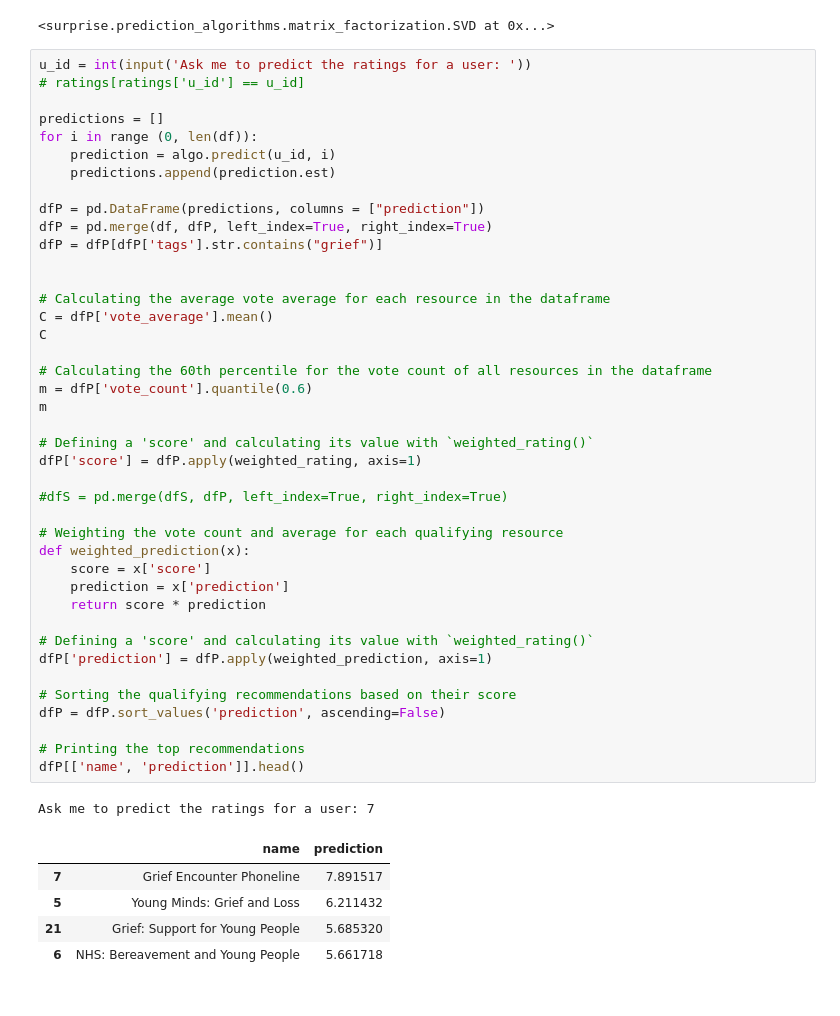
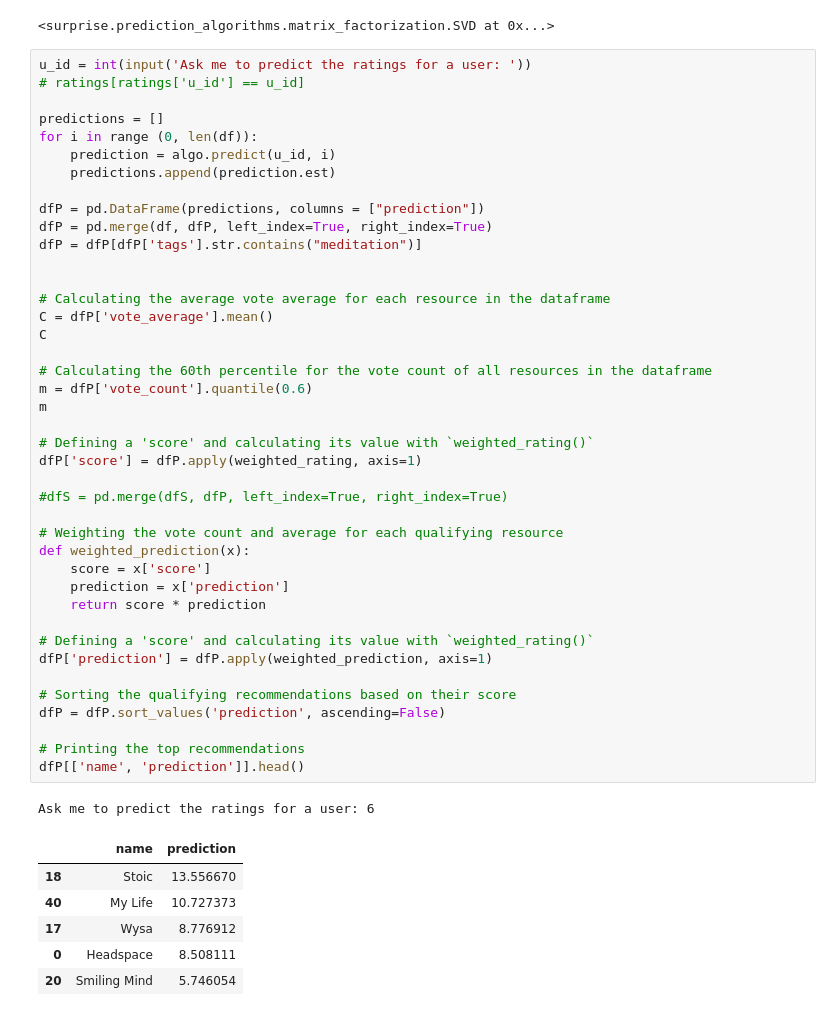
Before and after one commit to mahmedkhan/eleos, a Jupyter notebook: ResourceRecommendationEngine.ipynb, the cells around one changed output. Saved outputs shown, nothing was run; the diff lists cells and outputs as text.

```diff
--- a/ResourceRecommendationEngine.ipynb
+++ b/ResourceRecommendationEngine.ipynb
@@ -233,40 +233,41 @@ for i in range (0, len(df)):
 
 dfP = pd.DataFrame(predictions, columns = ["prediction"])
 dfP = pd.merge(df, dfP, left_index=True, right_index=True)
-dfP = dfP[dfP['tags'].str.contains("grief")]
+dfP = dfP[dfP['tags'].str.contains("meditation")]
 
 
 # Calculating the average vote average for each resource in the dataframe
 C = dfP['vote_average'].mean()
 C
 
 # Calculating the 60th percentile for the vote count of all resources in the dataframe
 m = dfP['vote_count'].quantile(0.6)
 m
 
 # Defining a 'score' and calculating its value with `weighted_rating()`
 dfP['score'] = dfP.apply(weighted_rating, axis=1)
 
 #dfS = pd.merge(dfS, dfP, left_index=True, right_index=True)
 
 # Weighting the vote count and average for each qualifying resource
 def weighted_prediction(x):
     score = x['score']
     prediction = x['prediction']
     return score * prediction
 
 # Defining a 'score' and calculating its value with `weighted_rating()`
 dfP['prediction'] = dfP.apply(weighted_prediction, axis=1)
 
 # Sorting the qualifying recommendations based on their score
 dfP = dfP.sort_values('prediction', ascending=False)
 
 # Printing the top recommendations
 dfP[['name', 'prediction']].head()
 # %% [output]
-Ask me to predict the ratings for a user: 7
+Ask me to predict the ratings for a user: 6
 |  | name | prediction |
-| 7 | Grief Encounter Phoneline | 7.891517 |
-| 5 | Young Minds: Grief and Loss | 6.211432 |
-| 21 | Grief: Support for Young People | 5.685320 |
-| 6 | NHS: Bereavement and Young People | 5.661718 |
+| 18 | Stoic | 13.556670 |
+| 40 | My Life | 10.727373 |
+| 17 | Wysa | 8.776912 |
+| 0 | Headspace | 8.508111 |
+| 20 | Smiling Mind | 5.746054 |
```
Also changed, not shown: parts of 4 cells of this notebook, 2 other files.
